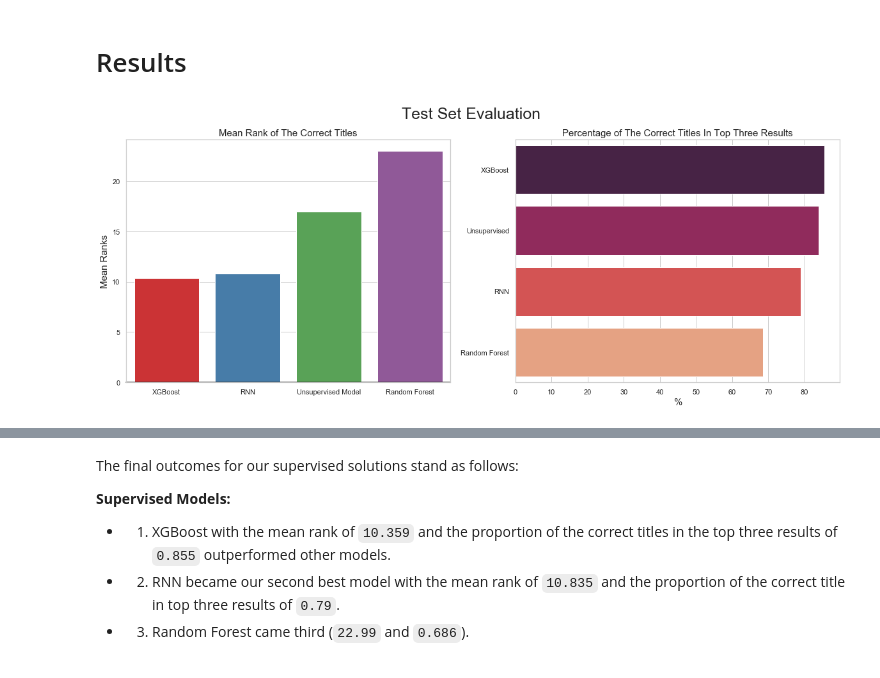
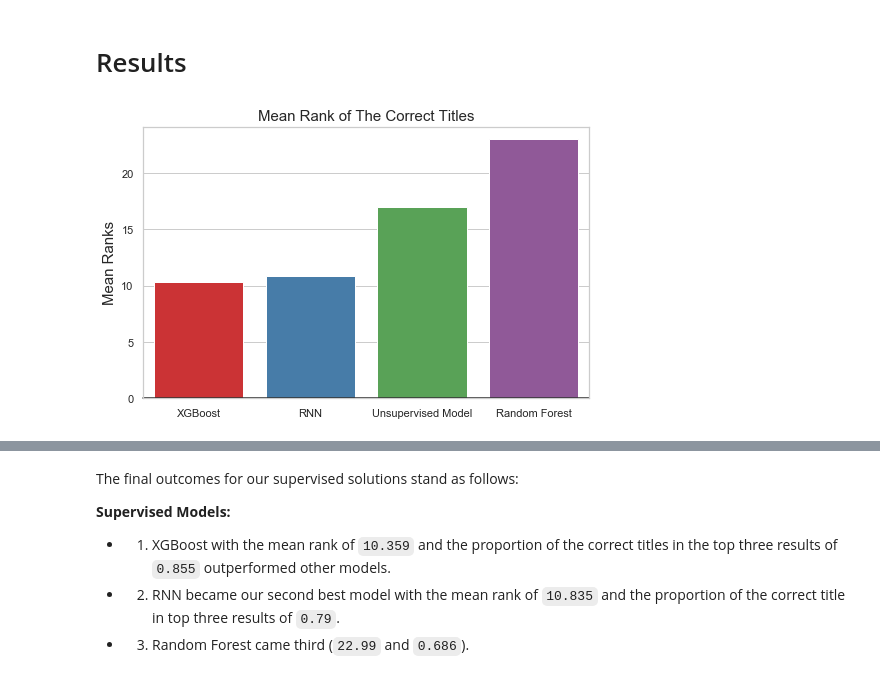
Before and after one commit to innawendell/Final_Capstone, a Jupyter notebook: Ads (1).ipynb, the cells around one changed output, grey strips where cells are left out. Drawn from its saved outputs; the diff is of its cells as text; code cells hidden in the pictures.

Commit message:
updated plots

```diff
--- a/Ads (1).ipynb
+++ b/Ads (1).ipynb
@@ -1815,28 +1815,17 @@ Recall score: 0.9625989055038516
 # %% [markdown]
 # Results
 # %%
-plt.figure(figsize=(20, 7))
-plt.suptitle('Test Set Evaluation', fontsize = 25)
-plt.subplot(121)
+plt.figure(figsize=(8, 5))
+
 sns.set(style="whitegrid")
 x = np.array(['XGBoost', 'RNN','Unsupervised Model','Random Forest'])
 y1 = np.array([10.359, 10.835, 16.957, 22.99] )
 
 ax1= sns.barplot(x=x, y=y1, palette="Set1")
 ax1.axhline(0, color="k", clip_on=False)
 ax1.set_ylabel("Sequential")
 plt.title('Mean Rank of The Correct Titles', fontsize=15)
 plt.ylabel('Mean Ranks', fontsize=15)
-
-plt.subplot(122)
-x = np.array(['XGBoost','Unsupervised', 'RNN','Random Forest'])
-y1 = np.array([85.5, 84, 79,  68.6] )
-ax1= sns.barplot(x=y1, y=x,  palette="rocket")
-ax.set_xlabel(y1)
-#ax1.axhline(0, color="b", clip_on=False)
-#ax1.set_ylabel("Sequential")
-plt.title('Percentage of The Correct Titles In Top Three Results', fontsize=15)
-plt.xlabel('%', fontsize=15)
 plt.show()
 # %% [output]
-[figure, old version]
+[figure, new version]
```
Also changed, not shown: parts of 2 cells of this notebook.
